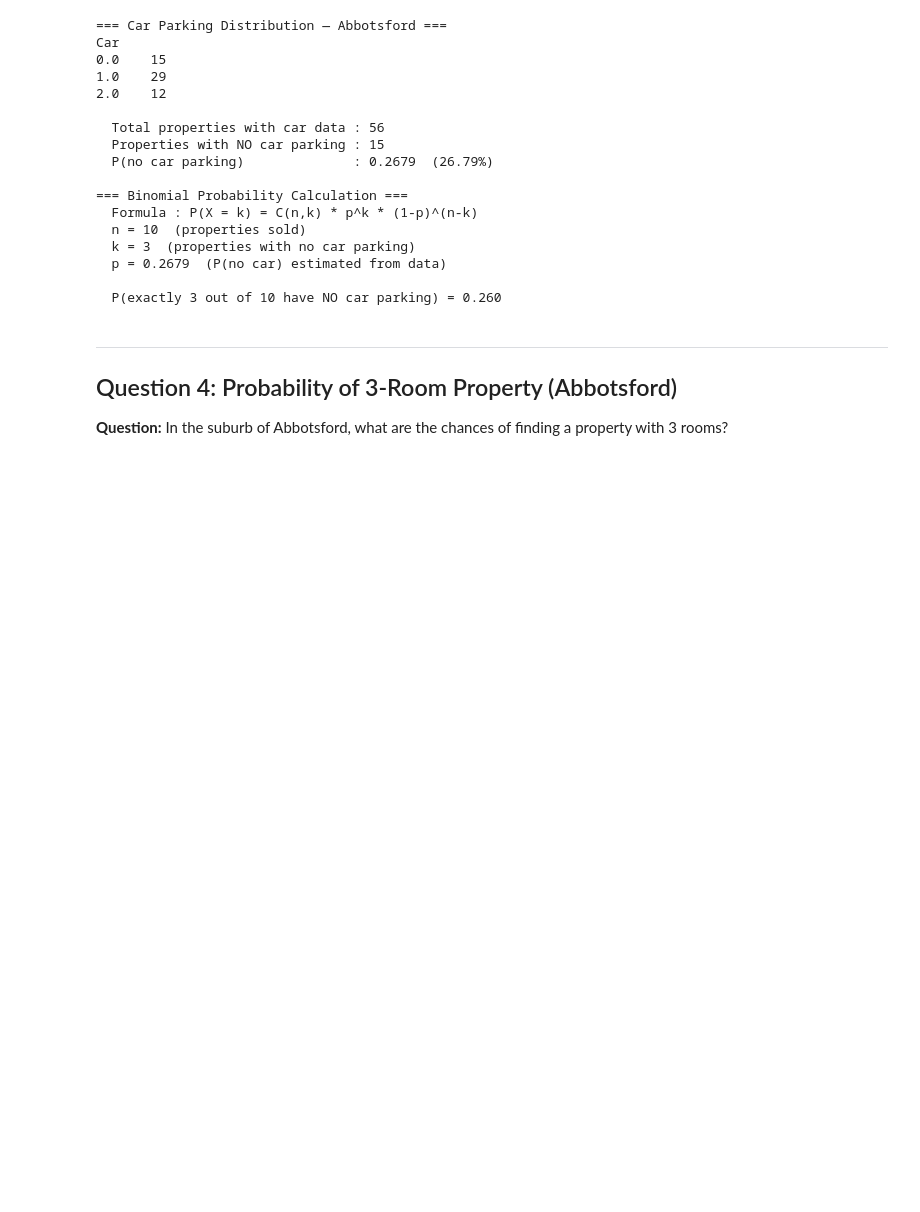
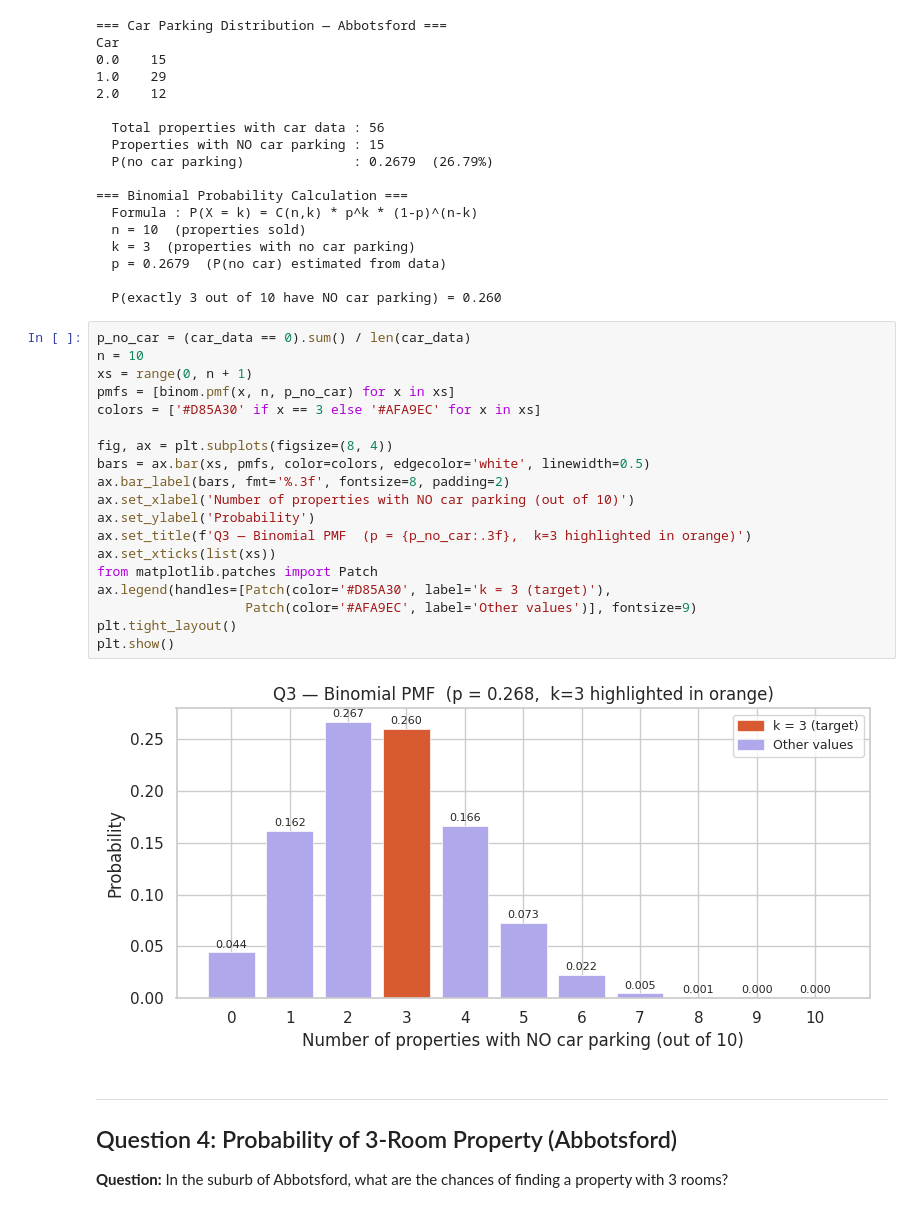
Before and after one commit to manidixit16/Assignment-statistics-decision-making, a Jupyter notebook: notebooks/Mani_Dixit_CPDA_B3.ipynb, the cells around one changed output. Saved outputs shown, nothing was run; the diff lists cells and outputs as text; blank space fills up the shorter version.

```diff
--- a/notebooks/Mani_Dixit_CPDA_B3.ipynb
+++ b/notebooks/Mani_Dixit_CPDA_B3.ipynb
@@ -208,6 +253,27 @@ Car
   p = 0.2679  (P(no car) estimated from data)
 
   P(exactly 3 out of 10 have NO car parking) = 0.260
+# %%
+p_no_car = (car_data == 0).sum() / len(car_data)
+n = 10
+xs = range(0, n + 1)
+pmfs = [binom.pmf(x, n, p_no_car) for x in xs]
+colors = ['#D85A30' if x == 3 else '#AFA9EC' for x in xs]
+
+fig, ax = plt.subplots(figsize=(8, 4))
+bars = ax.bar(xs, pmfs, color=colors, edgecolor='white', linewidth=0.5)
+ax.bar_label(bars, fmt='%.3f', fontsize=8, padding=2)
+ax.set_xlabel('Number of properties with NO car parking (out of 10)')
+ax.set_ylabel('Probability')
+ax.set_title(f'Q3 — Binomial PMF  (p = {p_no_car:.3f},  k=3 highlighted in orange)')
+ax.set_xticks(list(xs))
+from matplotlib.patches import Patch
+ax.legend(handles=[Patch(color='#D85A30', label='k = 3 (target)'),
+                   Patch(color='#AFA9EC', label='Other values')], fontsize=9)
+plt.tight_layout()
+plt.show()
+# %% [output]
+[figure, added]
 # %% [markdown]
 ---
 ## Question 4: Probability of 3-Room Property (Abbotsford)
```
Also changed, not shown: parts of 9 cells of this notebook.
